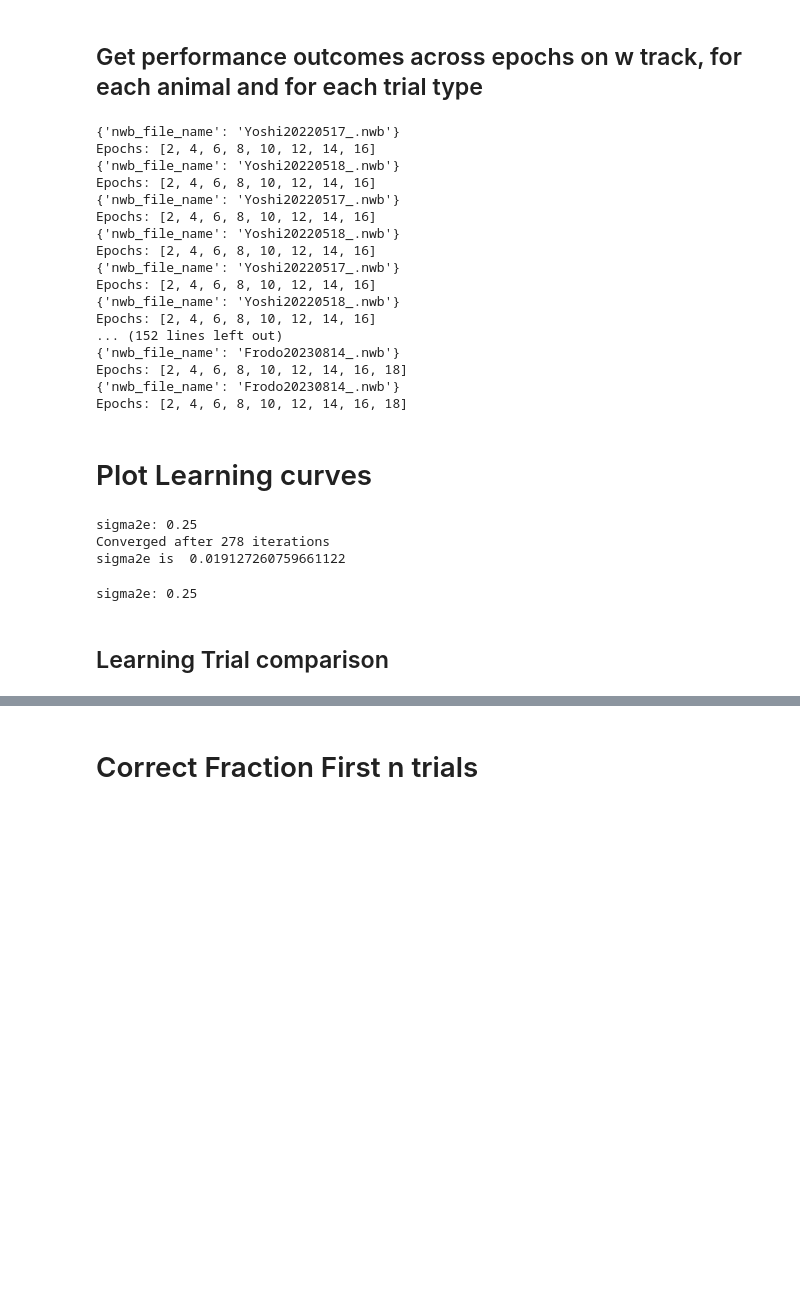
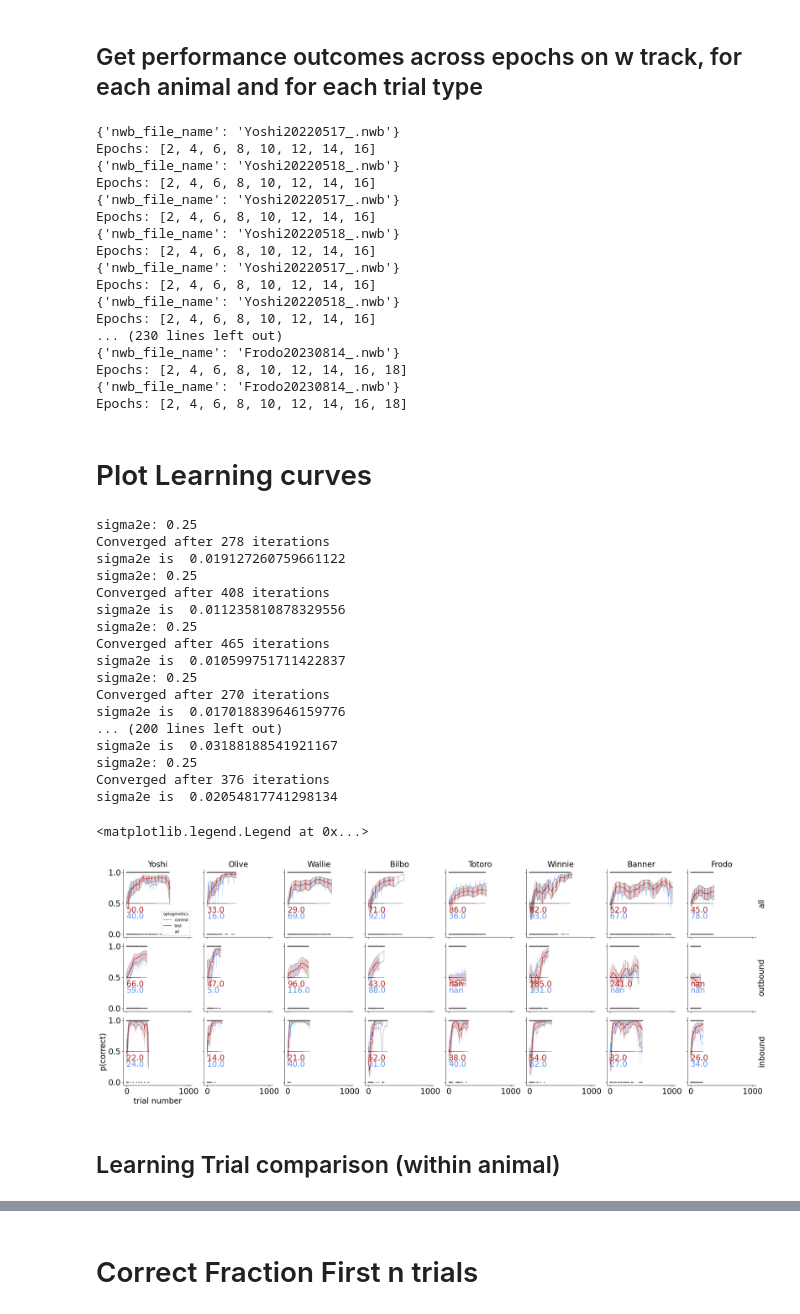
Before and after one commit to LorenFrankLab/ms_stim_analysis, a Jupyter notebook: Behavior/learning_curves.ipynb, the cells around one changed output, grey strips where cells are left out. Cells and saved outputs as stored; diff of their text form; code cells hidden in the pictures; blank space fills up the shorter version.

Commit message:
update learning curve notebook

```diff
--- a/Behavior/learning_curves.ipynb
+++ b/Behavior/learning_curves.ipynb
@@ -114,7 +115,7 @@ nwb_file_names_map = {
                       "Banner":["Banner20220224_.nwb",],#"Banner20220225_.nwb"],
                       "Frodo":["Frodo20230814_.nwb",],#"Frodo20230815_.nwb","Frodo20230816_.nwb",]
                       }  # entrainment  #
-#single day
+#Multiple day
 nwb_file_names_map = {
                       "Yoshi": ["Yoshi20220517_.nwb","Yoshi20220518_.nwb",],
                       "Olive": ["Olive20220711_.nwb"],
@@ -141,7 +142,7 @@ nwb_file_names_map = {
 #                      "Banner25":["Banner20220225_.nwb"],
 #                      "Banner":["Banner20220224_.nwb","Banner20220225_.nwb",]}
 trial_types = ["all", "outbound", "inbound"]
-optogenetic_types = ['control','test']
+optogenetic_types = ['control','test', "all"]
 
 data_list = []  # initialize list to store correct/incorrect outcomes
 # For nwb file names
@@ -236,7 +237,7 @@ Epochs: [2, 4, 6, 8, 10, 12, 14, 16]
 Epochs: [2, 4, 6, 8, 10, 12, 14, 16]
 {'nwb_file_name': 'Yoshi20220518_.nwb'}
 Epochs: [2, 4, 6, 8, 10, 12, 14, 16]
-... (152 lines left out)
+... (230 lines left out)
 {'nwb_file_name': 'Frodo20230814_.nwb'}
 Epochs: [2, 4, 6, 8, 10, 12, 14, 16, 18]
 {'nwb_file_name': 'Frodo20230814_.nwb'}
@@ -261,7 +262,7 @@ fig, axes = plt.subplots(num_rows, num_columns, figsize=(subplot_width*num_colum
 data_list = []
 for rat_name_idx, rat_name in enumerate(list(nwb_file_names_map.keys())):
     for trial_type_idx, trial_type in enumerate(trial_types):
-        for optogenetics,color in zip (optogenetic_types,['cornflowerblue','firebrick']) :
+        for optogenetics,color in zip (optogenetic_types,['cornflowerblue','firebrick','none']) :
             resp_values = df_pop(res_values_df, {"rat_name": rat_name, "trial_type": trial_type,'optogenetic_type':optogenetics,}, "resp_values")
             trial_number = df_pop(res_values_df, {"rat_name": rat_name, "trial_type": trial_type,'optogenetic_type':optogenetics,}, "trial_number")
             if len(resp_values) == 0:
@@ -288,40 +289,55 @@ for rat_name_idx, rat_name in enumerate(list(nwb_file_names_map.keys())):
         fig.tight_layout()
 
 # Add text to indicate learning trial
 def get_first_entry_else_nan(x):
     if len(x) == 0:
         return np.nan
     return x[0]
 pll_df = df_from_data_list(data_list, ["rat_name", "trial_type", "pll","optogenetic_type","trial_number","pmode"])
 learning_trials = [get_first_entry_else_nan(np.where(pll > .5)[0]) for pll in pll_df.pll]
 def indxVal_else_nan(values,indx):
     if indx is np.nan:
         return np.nan
     return values[indx]
 learning_trials = [indxVal_else_nan(trial_number,ind) for(trial_number, ind) in zip(pll_df.trial_number,learning_trials)]
 pll_df["learning_trial"] = learning_trials
 
 for rat_name_idx, rat_name in enumerate(nwb_file_names_map.keys()):
     for trial_type_idx, trial_type in enumerate(trial_types):
         for loc,(optogenetics,color) in enumerate(zip(optogenetic_types,['cornflowerblue','firebrick'])):
             resp_values = df_pop(res_values_df, {"rat_name": rat_name, "trial_type": trial_type,'optogenetic_type':optogenetics}, "resp_values")
             if len(resp_values) == 0:
                 continue
             learning_trial = df_pop(pll_df, {"rat_name": rat_name, "trial_type": trial_type,'optogenetic_type':optogenetics}, "learning_trial")
             ax = axes[trial_type_idx, rat_name_idx]
             ax.text(0, .25+.1*loc, learning_trial, fontsize=20,color=color)
 axes[0,0].legend(loc='lower right',title='optogenetics')
 # %% [output]
 sigma2e: 0.25
 Converged after 278 iterations
 sigma2e is  0.019127260759661122
+sigma2e: 0.25
+Converged after 408 iterations
+sigma2e is  0.011235810878329556
+sigma2e: 0.25
+Converged after 465 iterations
+sigma2e is  0.010599751711422837
+sigma2e: 0.25
+Converged after 270 iterations
+sigma2e is  0.017018839646159776
+... (200 lines left out)
+sigma2e is  0.03188188541921167
+sigma2e: 0.25
+Converged after 376 iterations
+sigma2e is  0.02054817741298134
-sigma2e: 0.25
+<matplotlib.legend.Legend at 0x...>
+[figure, added]
 # %%
 plt.rcParams['svg.fonttype']='none'
 os.chdir('/home/sambray/Documents/MS_analysis_samsplaying/Plots/')
 fig.savefig('20230724_wTrack_curves_separated_globalTrialCount_gap.png')
 fig.savefig('20230724_wTrack_curves_separated_globalTrialCount_gap.svg')
 # %% [markdown]
-## Learning Trial comparison
+## Learning Trial comparison (within animal)
 # %%
 trial_type = 'outbound'
```
Also changed, not shown: parts of 6 cells of this notebook.
